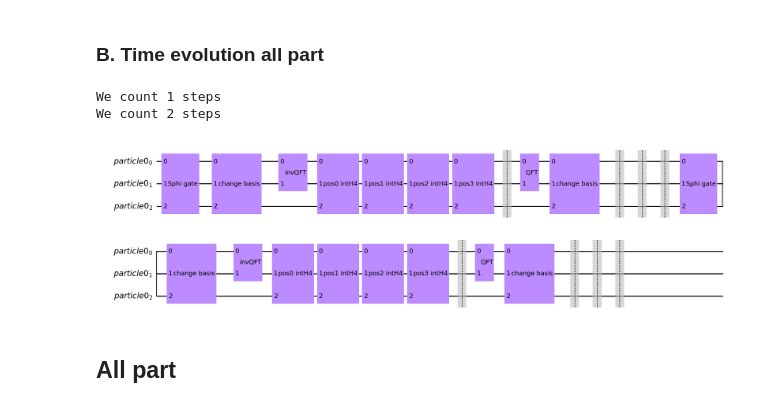
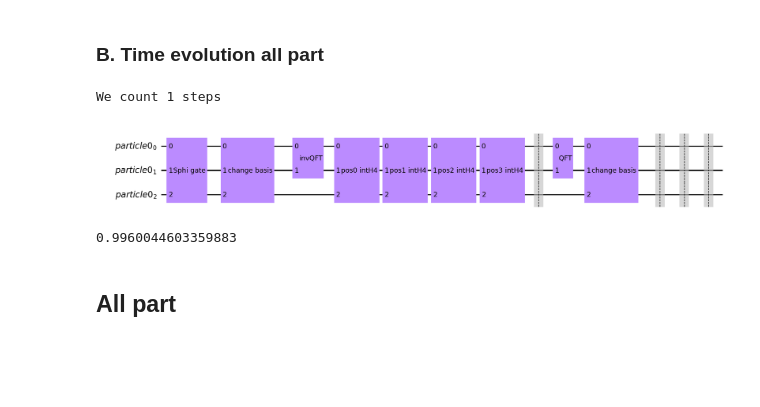
Before and after one commit to UTokyo-ICEPP/single-particle-qft, a Jupyter notebook: qsp/qc_single_particle.ipynb, the cells around one changed output. Drawn from its saved outputs; the diff is of its cells as text; code cells hidden in the pictures; blank space fills up the shorter version.

```diff
--- a/qsp/qc_single_particle.ipynb
+++ b/qsp/qc_single_particle.ipynb
@@ -295,8 +306,8 @@ def checkFidelity(circuit):
 # %%
 #### A. Initial State Preparation ####
 M = 2
-N_abs = 2
-d = 1
+N_abs = 1
+d = 2
 n = 2
 circuit, particle_regs, anc_reg_symm, anc_reg_symm_marker, particle_1D_list = init(M, N_abs, d, n)
 ## 初期状態において, 粒子がある量子レジスタのインデックスのリストを用意する
@@ -305,11 +316,13 @@ circuit, particle_regs, anc_reg_symm, anc_reg_symm_marker, particle_1D_list = in
 
 ## Gaussian(には現在なっていない) wave packet で局在化
 for ireg in range(n):
-    # gauss_gate = preWavePacket(particle_regs[ireg])
-    wave_packet_gate = wavePacket(particle_regs[ireg])
-    wave_packet_gate.name = f'{ireg}th wave packet'
-    circuit.append(wave_packet_gate, qargs=particle_regs[ireg][:])
+    for idim in range(d):
+        # gauss_gate = preWavePacket(particle_regs[ireg])
+        wave_packet_gate = wavePacket(particle_regs[ireg][:d])
+        wave_packet_gate.name = f'{ireg}th wave packet'
+        circuit.append(wave_packet_gate, qargs=particle_regs[ireg][idim * d:(idim + 1) * d])
+    circuit.x(particle_regs[ireg][N_abs * d+ d]) # act on occupation bit
 
-# circuit.decompose().draw('mpl')
+# circuit.draw('mpl')
 # %%
 # position translatoin
@@ -593,6 +593,7 @@ n = 2
 M = 2
 N_abs = 1
 N = N_abs + 2
+d = 2
 a_s = 1
 m = 0
 circuit, particle_regs, anc_reg_symm, anc_reg_sym_marker, particle_1D_list = init(M, N_abs, d, n)
@@ -605,11 +606,13 @@ mom_trans_mat = np.zeros((n, d))
 mom_trans_mat[0][0] = 2 # 第0量子レジスタの第0次元に存在する粒子の運動量の中心をhogehogeマス移動
 
 ## localize wave packets
+## Gaussian wave packet
 for ireg in range(n):
-    # gauss_gate = preWavePacket(particle_regs[ireg])
-    wave_packet_gate = wavePacket(particle_regs[ireg])
-    wave_packet_gate.name = f'{ireg}th wave packet'
-    circuit.append(wave_packet_gate, qargs=particle_regs[ireg][:])
+    for idim in range(d):
+        wave_packet_gate = wavePacket(particle_regs[ireg][idim * d:(idim + 1) * d])
+        wave_packet_gate.name = f'{ireg}th wave packet'
+        circuit.append(wave_packet_gate, qargs=particle_regs[ireg][idim * d:(idim + 1) * d])
+    circuit.x(particle_regs[ireg][N_abs * d+ d])
 
 # # # circuit.x(particle_regs[0][0])
 # # circuit.x(particle_regs[0][1])
@@ -673,5 +676,5 @@ circuit.append(s_gate, qargs=particle_1D_list)
 # qft_gate.name = 'QFT'
 # circuit.append(qft_gate, qargs=particle_regs[0][:N-1])
 
-circuit.decompose().draw('mpl')
+# circuit.decompose().draw('mpl')
 # %% [output]
@@ -802,14 +796,15 @@ def invSqueezeGate(qmom, ireg, jreg, m, a_s):
 n = 1
 M = 2
 N_abs = 1
+d = 2
 N = N_abs * d +d + 1
 m = 0
 a_s = 1
-circuit, particle_regs, anc_reg_h0, anc_reg_symm, cla_reg_symm, cla_measure, particle_1D_list = init(M, N_abs, d)
+circuit, particle_regs, anc_reg_symm, anc_reg_sym_marker, particle_1D_list = init(M, N_abs, d, n)
 
-ireg = particle_regs[0]
-jreg = particle_regs[1]
-sq_gate, modebit = squeezeGate(1/2, jreg, ireg, m, a_s)
+ireg = particle_regs[1]
+jreg = particle_regs[0]
+sq_gate, modebit = squeezeGate(3/2, jreg, ireg, m, a_s)
 sq_gate.name = f'mode{0} sq'
 circuit.append(sq_gate, qargs=jreg[:] + ireg[:])
 circuit.barrier()
@@ -836,5 +831,5 @@ circuit.barrier()
 # circuit.cx(particle_regs[1][-1], particle_regs[1][-2])
 
 # circuit.barrier()
-# circuit.decompose().draw('mpl')
+circuit.decompose().draw('mpl')
 # %% [output]
@@ -1256,7 +1236,7 @@ circuit.barrier()
 
 tau_0 = 1 # Wigner delay
 tau_I = 0 # length of time of interaction
-delta = 1 # time step
+delta = 2 # time step
 m_0 = 0 # chosen to represent a relevant enrgy scale in the weak coupling regime
 hamming_list = ['1000', '1100', '0100', '0110', '0010', '0000', '0001', '0101']
 two_hamming_list = ['00', '10']
@@ -1265,7 +1245,7 @@ three_hamming_list = ['000', '010', '011', '001', '101', '111', '110', '100'] #
 
 tau = 0
 m_t = m_0
-lambda_t = 0
+lambda_t = 1
 
 m_ren = m_0
 lambda_ren = 1
@@ -1372,34 +1352,37 @@ while tau <= tau_0 + tau_I:
 
     circuit.barrier()
 
     # Squeezing operation
     for imode in range(2 ** N_abs):
         for inum, ireg in enumerate(particle_regs):
             for jnum, jreg in enumerate(particle_regs):
                 if inum != jnum:
                     # print('inum, jnum', inum, jnum)
                     qmom = (imode + 1/2)
                     sq_gate, modebit = squeezeGate(qmom, jreg, ireg, m_t, a_s)
                     sq_gate.name = f'mode{imode+(1/2)} sq'
                     circuit.append(sq_gate, qargs=jreg[:]+ireg[:])
 
     circuit.barrier()
 
     tau += delta
     if tau < tau_0: # turn on interaction adiabatically
         lambda_t = lambda_ren * (tau / tau_0)
         m_t = m_0 * (1 - (tau / tau_0)) + m_ren * (tau / tau_0)
     elif tau_0 <= tau : # interaction completely
         m_t = m_ren
         lambda_t = lambda_ren
     circuit.barrier()
     count += 1
     print('We count', count, 'steps')
 
 circuit.draw('mpl')
 # %% [output]
 We count 1 steps
-We count 2 steps
-[figure, old version]
+[figure, new version]
+# %%
+checkFidelity(circuit)
+# %% [output]
+0.9960044603359883
 # %% [markdown]
 ## All part
```
Also changed, not shown: parts of 30 cells of this notebook, 3 other files.
